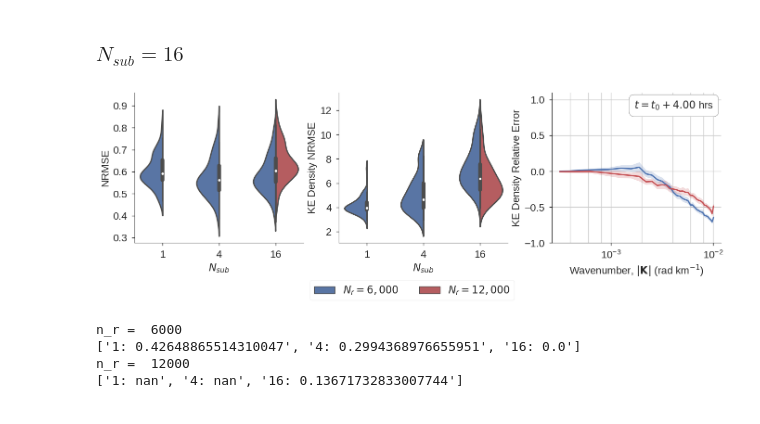
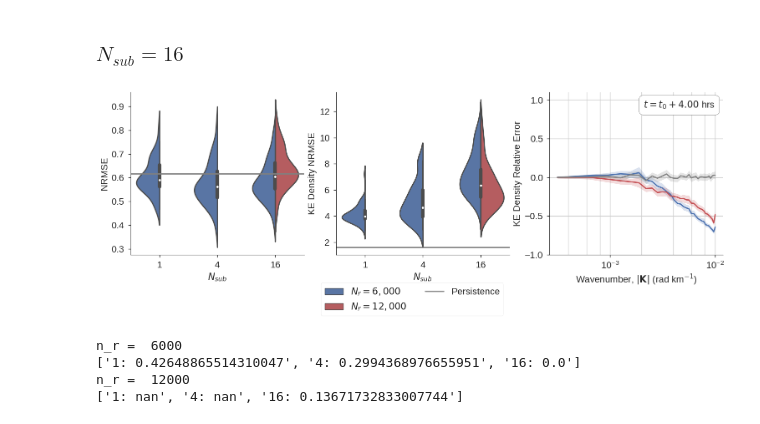
Before and after one commit to timothyas/rc-gfd, a Jupyter notebook: notebooks/plot_esn_width.ipynb, the cells around one changed output. Saved outputs shown, nothing was run; the diff lists cells and outputs as text; code cells hidden in the pictures.

Commit message:
updated figures with persistence

```diff
--- a/notebooks/plot_esn_width.ipynb
+++ b/notebooks/plot_esn_width.ipynb
@@ -55,7 +55,10 @@ ds = xr.concat([ds0,ds], dim="n_reservoir")
 ds["gamma"] = xr.DataArray([0., 1e-2, 1e-1], coords=ds.experiment.coords, dims=ds.experiment.dims)
 ds = ds.swap_dims({"experiment":"gamma"})
 # %%
-ds["truth"] = ds["truth"].isel(n_reservoir=0)
+for key in ["truth", "persistence", "p_rmse", "p_nrmse", "p_ke_nrmse", "p_ke_rel_err"]:
+    for d in ["n_reservoir", "n_sub"]:
+        if d in ds[key].dims:
+            ds[key] = ds[key].isel({d:0})
 # %%
 stp = SingleTimePlot(diff_t0=False, time=4*3600)
 # %%
@@ -67,6 +70,7 @@ fig, axs = fig, axs = stp(ds.sel(gamma=0.1, n_sub=16, sample=49), col_dim="n_res
 ## Metrics
 # %%
 ds['nrmse'].load();
+ds['p_nrmse'].load();
 # %%
 class QuickMetricsPlot(MetricsPlot):
     @property
@@ -76,30 +80,35 @@ class QuickMetricsPlot(MetricsPlot):
 mp = QuickMetricsPlot(
     metrics=("nrmse", "ke_nrmse", "ke_nrmse"),
     cdim="n_sub",
+    show_persistence=True,
+    ax_size=(5,4.65),
 )
 # %% [markdown]
 ### $N_{sub}=16$
 # %%
 fig, axs = mp(ds.sel(gamma=0.1), show_time=False, hue="n_reservoir", split=True)
 [ax.set(xlabel="$N_{sub}$") for ax in axs[:-1]]
 [ax.legend().remove() for ax in axs]
 axs[-1].clear()
 
 fig, axs = plot_ke_relerr(
     ds["ke_rel_err"].sel(gamma=0.1, n_sub=16),
     fig=fig,
     axs=axs[-1:],
     hours=(4,),
     cdim="n_reservoir",
     clabel=lambda n_r : r"$N_{r} = %d$" % (n_r),
+    show_persistence=True,
+    persistence=ds["p_ke_rel_err"],
 )
 labels = (r"$N_r = 6,000$",) +  tuple("_nolegend_" for _ in range(4)) + (r"$N_r=12,000$",)
+labels += tuple("_nolegend_" for _ in range(8*4-2)) + ("Persistence",)
 fig.legend(labels,
            loc="center", bbox_to_anchor=(.5, -.075), ncol=2, frameon=True)
 
 fig.savefig(f"{fig_dir}/rc_reservoir_size.pdf", bbox_inches="tight")
 # %% [output]
-[figure, old version]
+[figure, new version]
 # %%
 kenrmse = np.sqrt( (ds.ke_nrmse**2).mean("time") ).sel(gamma=0.1).mean("sample")
 # %%
```
Also changed, not shown: parts of 1 cell of this notebook, 16 other files.
